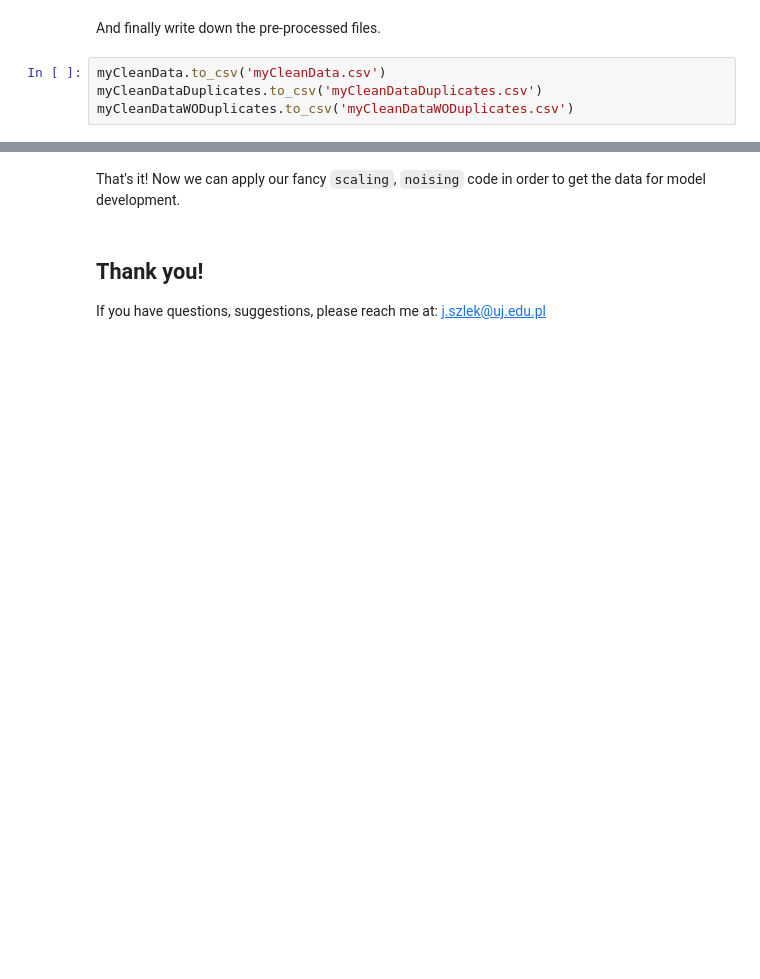
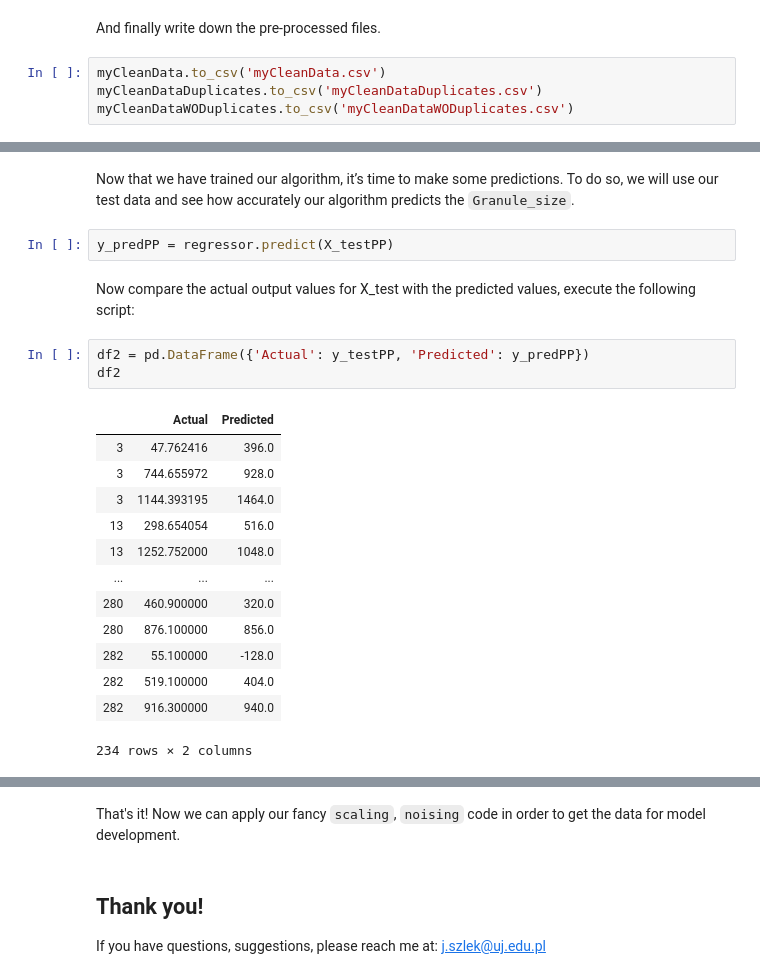
Before and after one commit to jszlek/03_NTU_workshop_Data_preprocessing_Python_notebook, a Jupyter notebook: Data_preprocessing.ipynb, the cells around one changed output, grey strips where cells are left out. Saved outputs shown, nothing was run; the diff lists cells and outputs as text; blank space fills up the shorter version.

```diff
--- a/Data_preprocessing.ipynb
+++ b/Data_preprocessing.ipynb
@@ -237,0 +363,23 @@ myCleanDataWODuplicates.to_csv('myCleanDataWODuplicates.csv')
+# %% [markdown]
+Now that we have trained our algorithm, it’s time to make some predictions. To do so, we will use our test data and see how accurately our algorithm predicts the `Granule_size`.
+# %%
+y_predPP = regressor.predict(X_testPP)
+# %% [markdown]
+Now compare the actual output values for X_test with the predicted values, execute the following script:
+# %%
+df2 = pd.DataFrame({'Actual': y_testPP, 'Predicted': y_predPP})
+df2
+# %% [output]
+|  | Actual | Predicted |
+| 3 | 47.762416 | 396.0 |
+| 3 | 744.655972 | 928.0 |
+| 3 | 1144.393195 | 1464.0 |
+| 13 | 298.654054 | 516.0 |
+| 13 | 1252.752000 | 1048.0 |
+| ... | ... | ... |
+| 280 | 460.900000 | 320.0 |
+| 280 | 876.100000 | 856.0 |
+| 282 | 55.100000 | -128.0 |
+| 282 | 519.100000 | 404.0 |
+| 282 | 916.300000 | 940.0 |
+234 rows × 2 columns
```
Also changed, not shown: parts of 28 cells of this notebook.
